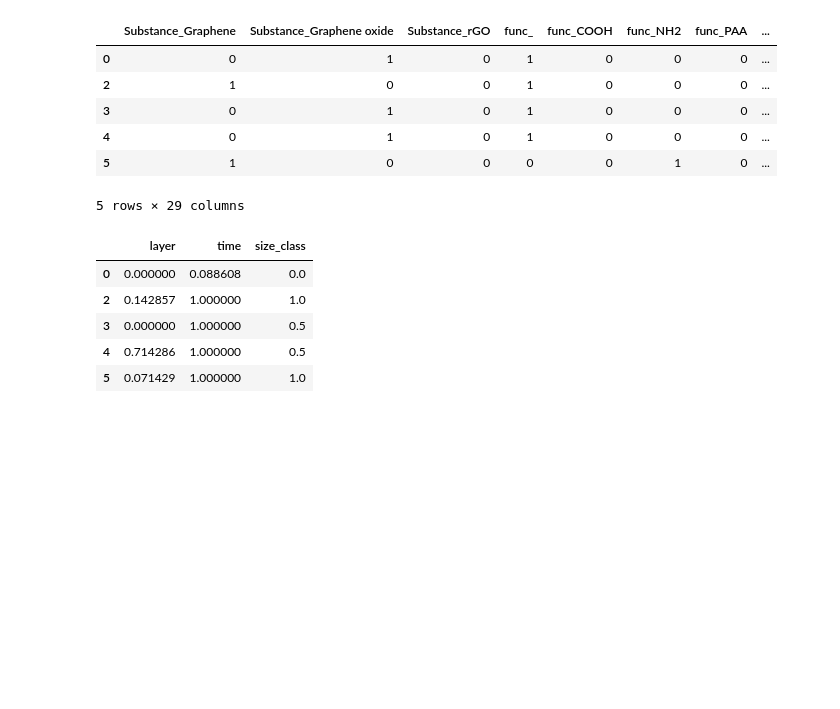
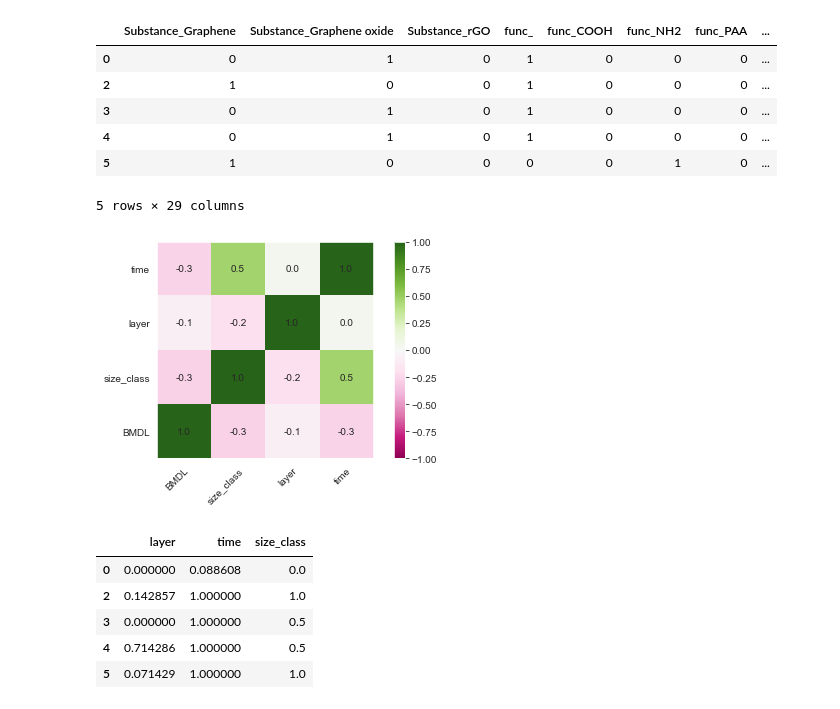
Before and after one commit to dainaromeo/Graphene-meta-analysis, a Jupyter notebook: BMDL_Prediction_UPDATE_DR.ipynb, the cells around one changed output. Saved outputs shown, nothing was run; the diff lists cells and outputs as text; code cells hidden in the pictures; blank space fills up the shorter version.

```diff
--- a/BMDL_Prediction_UPDATE_DR.ipynb
+++ b/BMDL_Prediction_UPDATE_DR.ipynb
@@ -163,6 +161,34 @@ dataset_df.head()
 | 4 | 0 | 1 | 0 | 1 | 0 | 0 | 0 | ... |
 | 5 | 1 | 0 | 0 | 0 | 0 | 1 | 0 | ... |
 5 rows × 29 columns
+# %%
+#Correlation matrix
+corr_rf = dataset_df[['BMDL', 'size_class', 'layer', 'time']]
+
+
+corr_matrix = corr_rf.corr()
+fig = plt.figure()
+ax = plt.subplot()
+im = ax.imshow(corr_matrix, cmap=plt.cm.PiYG, interpolation='nearest', vmin=-1, vmax=1)
+tick_marks = [i for i in range(len(corr_matrix.columns))]
+tick_names = ['BMDL', 'size_class', 'layer', 'time']
+ax.set_xticks(tick_marks)
+ax.set_xticklabels(tick_names)
+plt.setp(ax.get_xticklabels(), rotation=45, ha="right",
+         rotation_mode="anchor", fontsize=10)
+ax.set_yticks(tick_marks)
+ax.set_yticklabels(tick_names)
+plt.setp(ax.get_yticklabels(), fontsize=10)
+ax.set_ylim(-0.5, 3.5)
+for (i, j), z in np.ndenumerate(corr_matrix):
+    ax.text(j, i, '{:0.1f}'.format(z), ha='center', va='center')
+fig.colorbar(im, ax=ax)
+ax.grid(None)
+plt.tight_layout()
+plt.savefig('Graphene//New_plots//graphene_correlation_matrix_BMDL_no outliers.pdf', dpi=400)
+plt.show()
+# %% [output]
+[figure, added]
 # %%
 ##Normalize the data
 # %%
```
Also changed, not shown: parts of 10 cells of this notebook.
